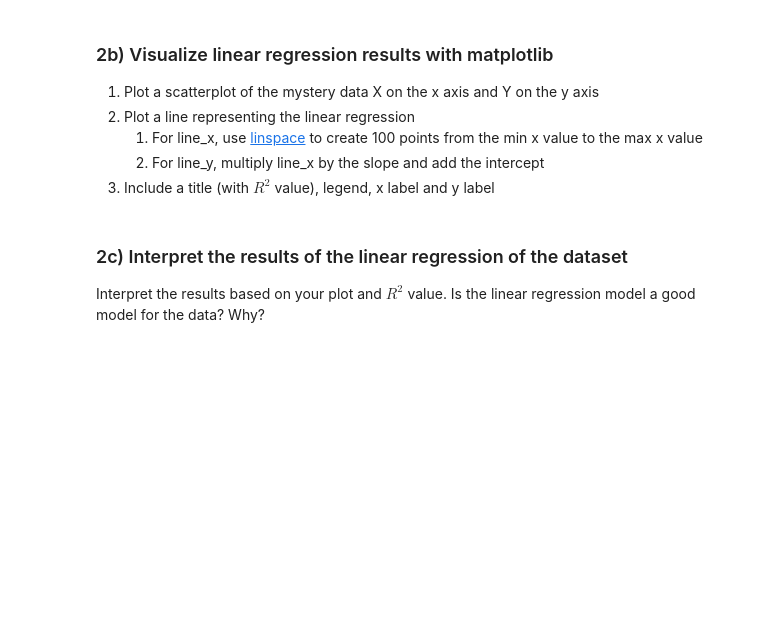
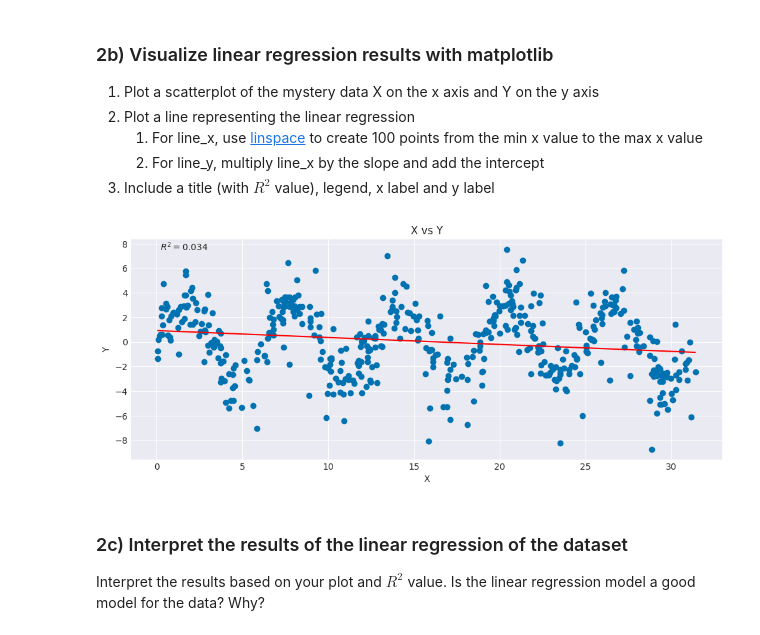
Before and after one commit to thecodingaviator/cs251, a Jupyter notebook: project3/Lab03a/Lab03a.ipynb, the cells around one changed output. Drawn from its saved outputs; the diff is of its cells as text; code cells hidden in the pictures; blank space fills up the shorter version.

```diff
--- a/project3/Lab03a/Lab03a.ipynb
+++ b/project3/Lab03a/Lab03a.ipynb
@@ -107,6 +157,24 @@ r2: 0.033824411486558126
     1. For line_x, use [linspace](https://docs.scipy.org/doc/numpy/reference/generated/numpy.linspace.html) to create 100 points from the min x value to the max x value
     2. For line_y, multiply line_x by the slope and add the intercept
 3. Include a title (with $R^2$ value), legend, x label and y label
+# %%
+# Plot the data
+plt.scatter(x, y)
+
+# Plot the regression line
+line_x = np.linspace(np.min(x), np.max(x), 100)
+line_y = line_x * c[0][1] + c[0][0]
+
+plt.plot(line_x, line_y, color='red')
+
+# Add R^2
+plt.text(0.05, 0.95, '$R^2 = {:.3f}$'.format(r2), transform=plt.gca().transAxes)
+
+plt.title('X vs Y')
+plt.xlabel('X')
+plt.ylabel('Y');
+# %% [output]
+[figure, added]
 # %% [markdown]
 ### 2c)  Interpret the results of the linear regression of the dataset
 
```
Also changed, not shown: parts of 3 cells of this notebook, 1 other file.
